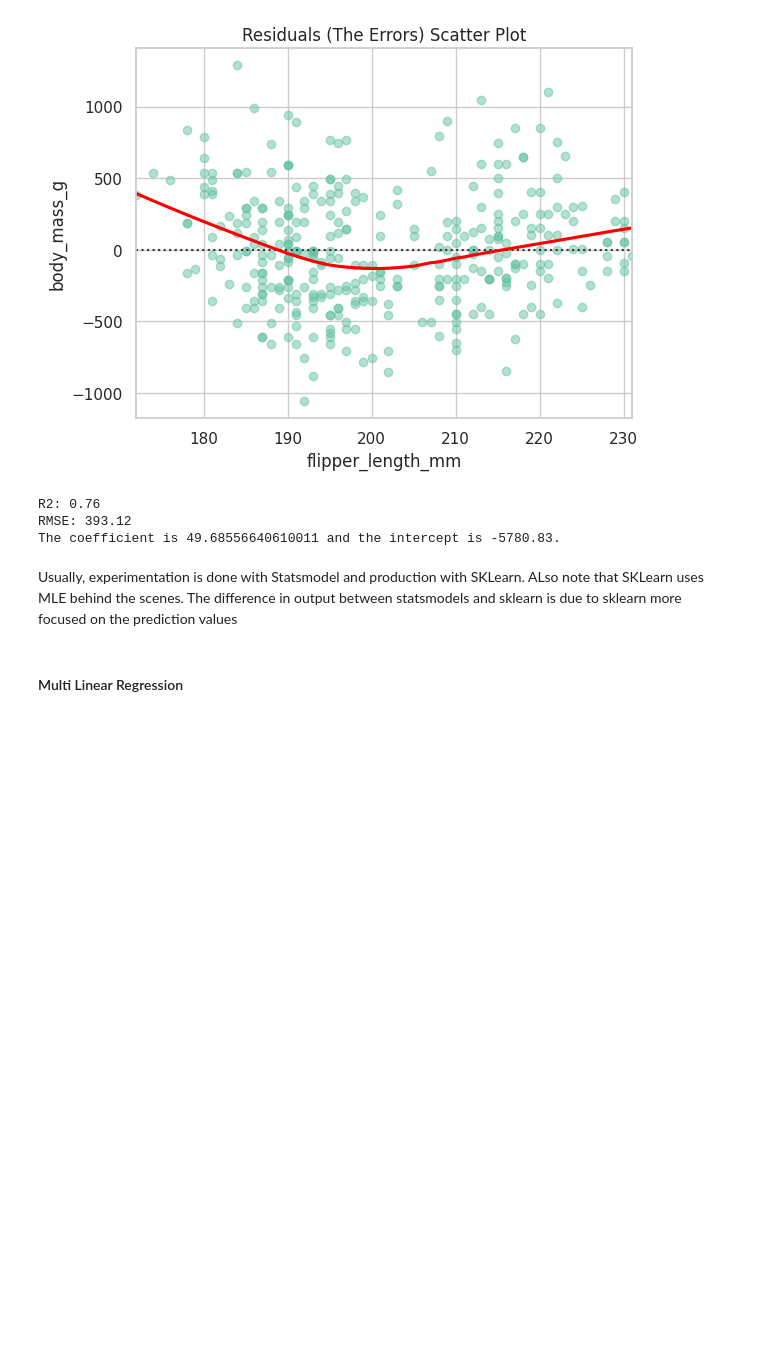
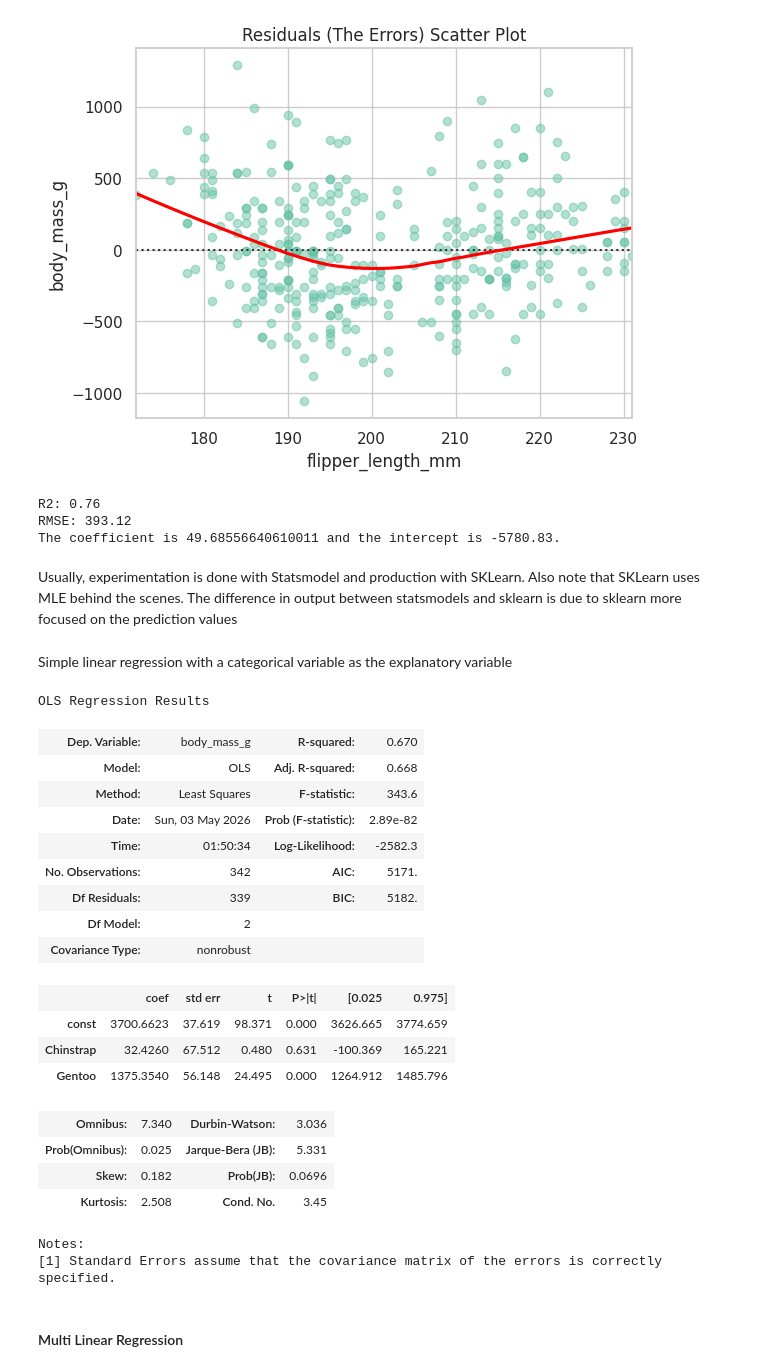
Before and after one commit to carlosjesuscaro/data_analysis_summary, a Jupyter notebook: main.ipynb, the cells around one changed output. Saved outputs shown, nothing was run; the diff lists cells and outputs as text; code cells hidden in the pictures; blank space fills up the shorter version.

Commit message:
feat: Simple linear regression with categorical

```diff
--- a/main.ipynb
+++ b/main.ipynb
@@ -529,7 +529,40 @@ R2: 0.76
 RMSE: 393.12
 The coefficient is 49.68556640610011 and the intercept is -5780.83.
 # %% [markdown]
-Usually, experimentation is done with Statsmodel and production with SKLearn. ALso note that SKLearn uses MLE behind the scenes. The difference in output between statsmodels and sklearn is due to sklearn more focused on the prediction values
+Usually, experimentation is done with Statsmodel and production with SKLearn. Also note that SKLearn uses MLE behind the scenes. The difference in output between statsmodels and sklearn is due to sklearn more focused on the prediction values
+# %% [markdown]
+Simple linear regression with a categorical variable as the explanatory variable
+# %%
+clean_data = data.dropna(subset=['species', 'body_mass_g'])
+
+X_species_encoded = pd.get_dummies(clean_data['species'], drop_first=True, dtype=float)
+
+X_species = sm.add_constant(X_species_encoded)
+
+model = sm.OLS(clean_data['body_mass_g'], X_species).fit()
+
+model.summary()
+# %% [output]
+OLS Regression Results
+| Dep. Variable: | body_mass_g | R-squared: | 0.670 |
+| Model: | OLS | Adj. R-squared: | 0.668 |
+| Method: | Least Squares | F-statistic: | 343.6 |
+| Date: | Sun, 03 May 2026 | Prob (F-statistic): | 2.89e-82 |
+| Time: | 01:50:34 | Log-Likelihood: | -2582.3 |
+| No. Observations: | 342 | AIC: | 5171. |
+| Df Residuals: | 339 | BIC: | 5182. |
+| Df Model: | 2 |  |  |
+| Covariance Type: | nonrobust |  |  |
+|  | coef | std err | t | P>|t| | [0.025 | 0.975] |
+| const | 3700.6623 | 37.619 | 98.371 | 0.000 | 3626.665 | 3774.659 |
+| Chinstrap | 32.4260 | 67.512 | 0.480 | 0.631 | -100.369 | 165.221 |
+| Gentoo | 1375.3540 | 56.148 | 24.495 | 0.000 | 1264.912 | 1485.796 |
+| Omnibus: | 7.340 | Durbin-Watson: | 3.036 |
+| Prob(Omnibus): | 0.025 | Jarque-Bera (JB): | 5.331 |
+| Skew: | 0.182 | Prob(JB): | 0.0696 |
+| Kurtosis: | 2.508 | Cond. No. | 3.45 |
+Notes:
+[1] Standard Errors assume that the covariance matrix of the errors is correctly specified.
 # %% [markdown]
 #### Multi Linear Regression
 # %% [markdown]
```
Also changed, not shown: parts of 7 cells of this notebook.
